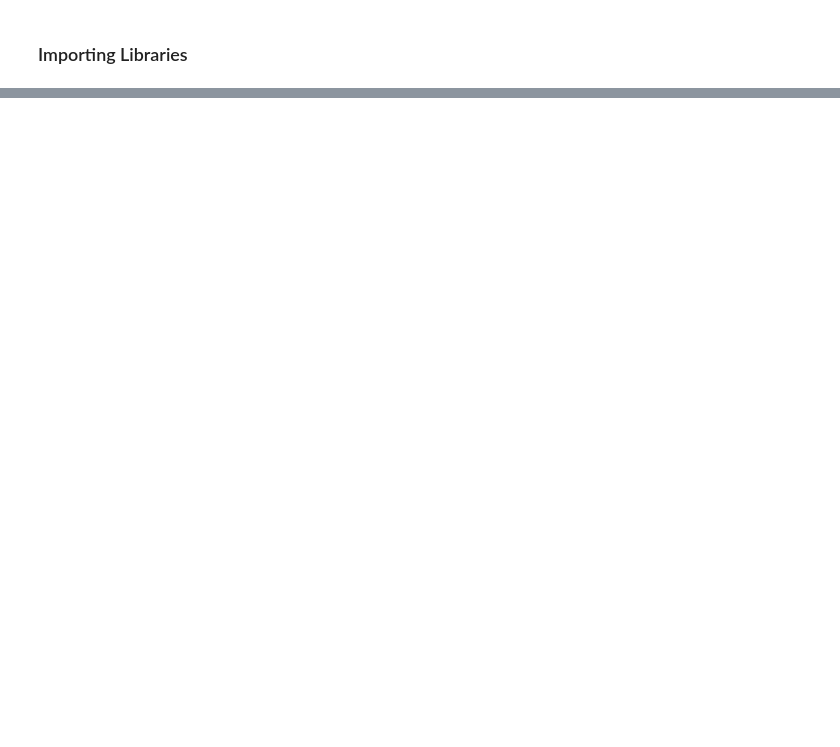
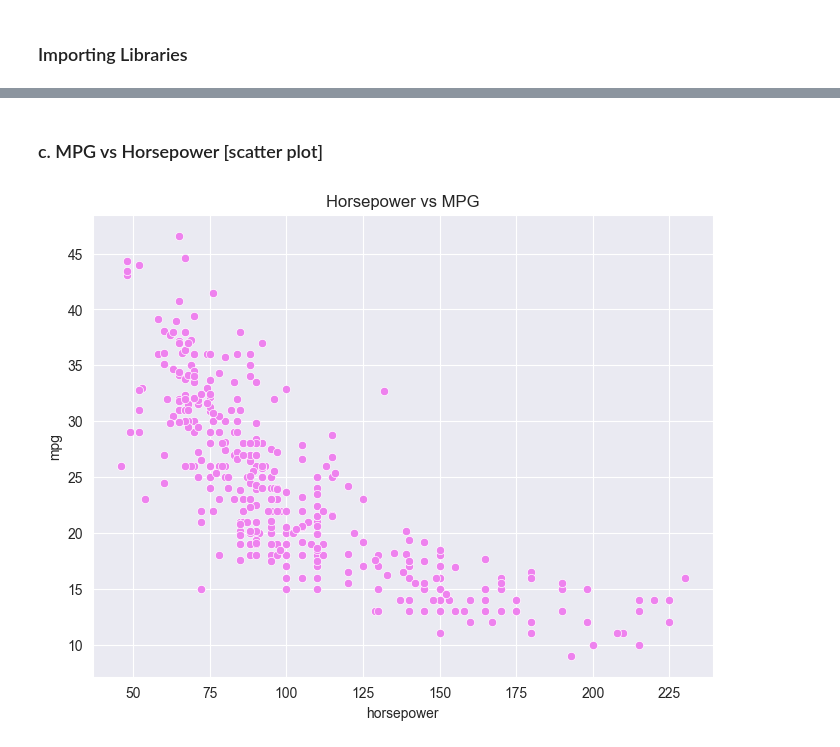
Before and after one commit to Wins010/Machine_Learning_Projects, a Jupyter notebook: Supervised-Learning/Linear-Regression/Simple-Linear-Regression/notebooks/01_EDA.ipynb, the cells around one changed output, grey strips where cells are left out. Drawn from its saved outputs; the diff is of its cells as text; code cells hidden in the pictures; blank space fills up the shorter version.

```diff
--- a/Supervised-Learning/Linear-Regression/Simple-Linear-Regression/notebooks/01_EDA.ipynb
+++ b/Supervised-Learning/Linear-Regression/Simple-Linear-Regression/notebooks/01_EDA.ipynb
@@ -25,0 +108,9 @@ df.head()
+# %% [markdown]
+### c. MPG vs Horsepower [scatter plot]
+# %%
+plt.figure(figsize=(8, 6))
+sns.scatterplot(x='horsepower', y='mpg', data=df, color='violet')
+plt.title("Horsepower vs MPG")
+plt.show()
+# %% [output]
+[figure, added]
```
Also changed, not shown: parts of 18 cells of this notebook.
